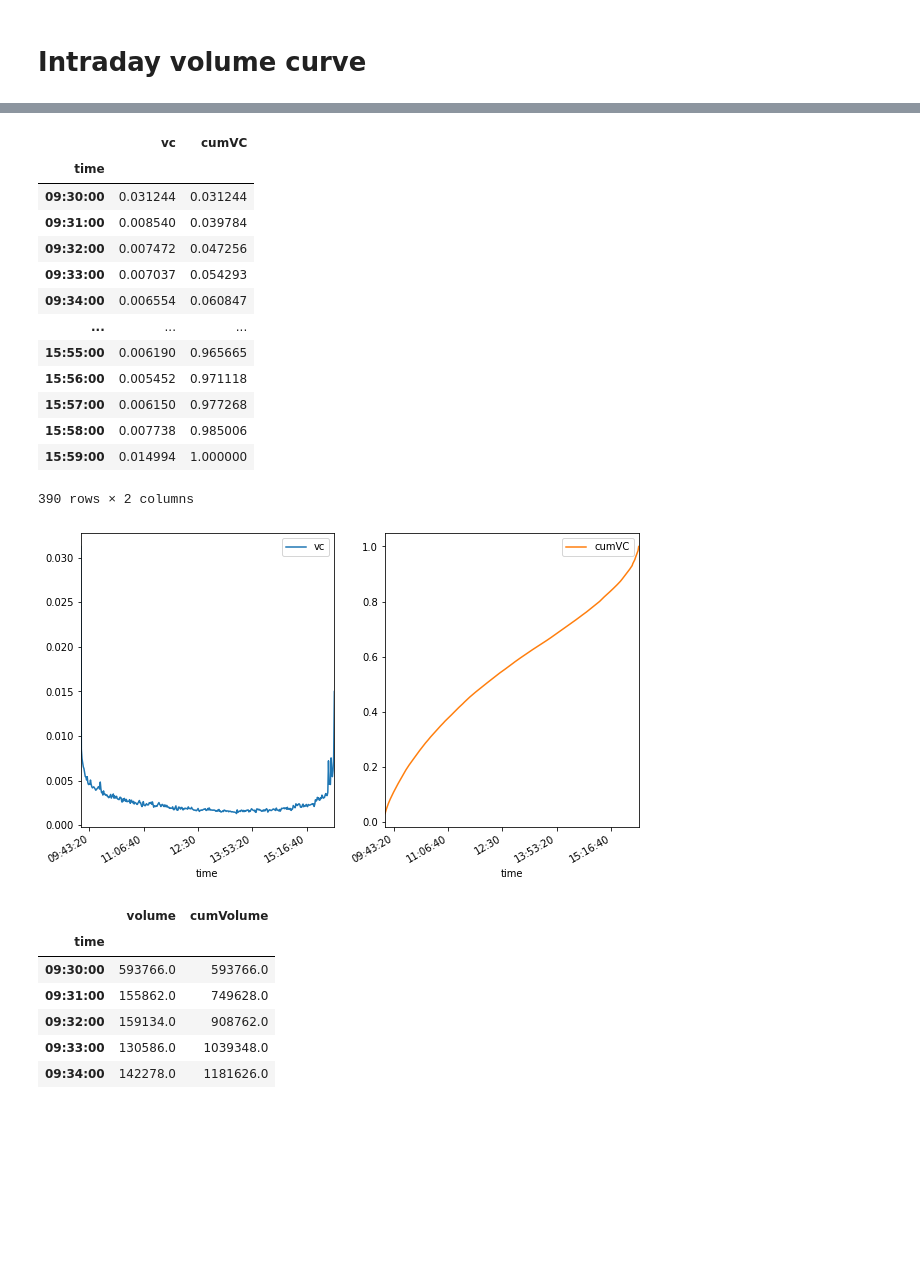
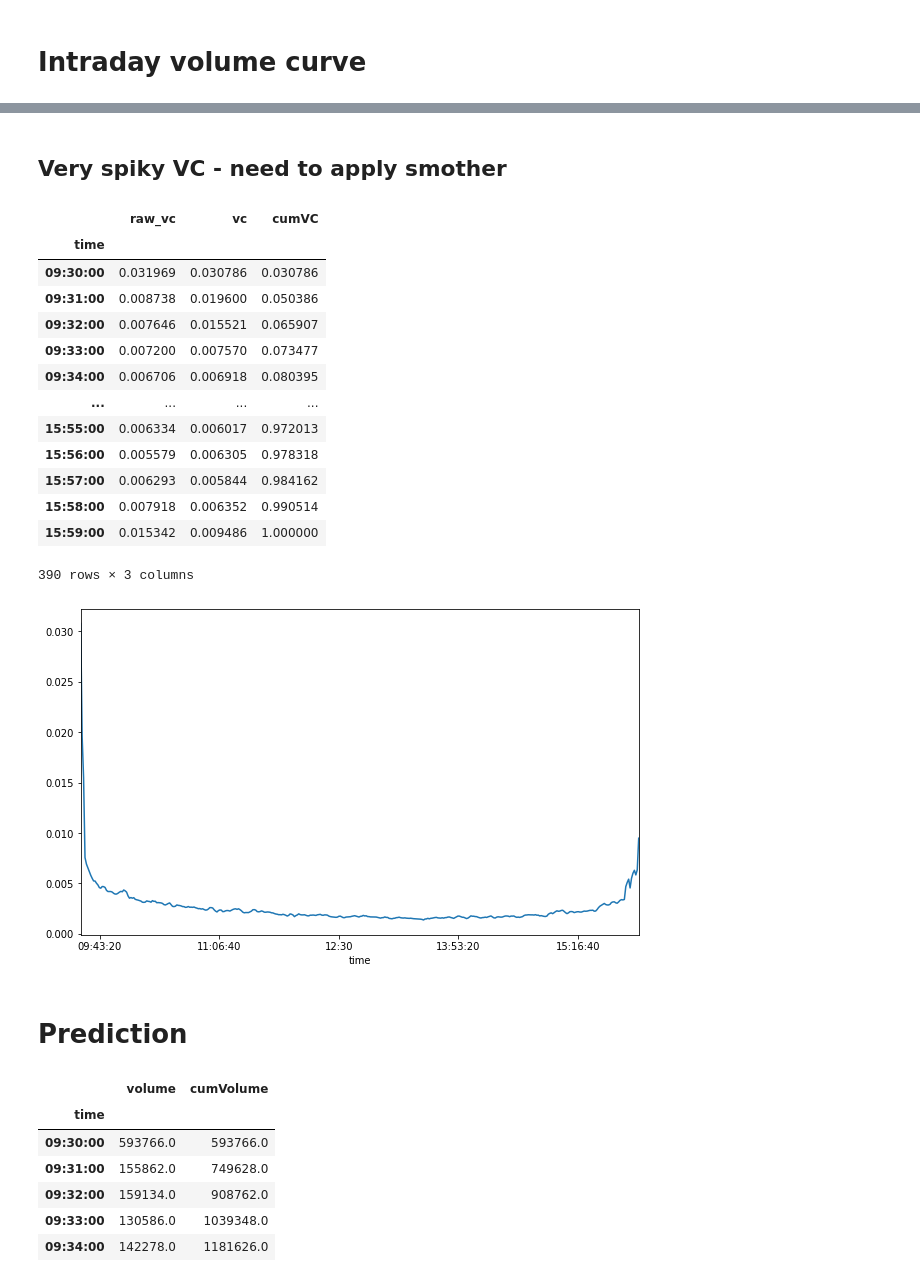
Before and after one commit to manirka/wqu-capstone-vol-prediction, a Jupyter notebook: predict research/Vol predict.ipynb, the cells around one changed output, grey strips where cells are left out. Cells and saved outputs as stored; diff of their text form; code cells hidden in the pictures; blank space fills up the shorter version.

```diff
--- a/predict research/Vol predict.ipynb
+++ b/predict research/Vol predict.ipynb
@@ -163,7 +164,7 @@ plt.show()
 # %% [markdown]
 # Intraday volume curve
 # %%
-intraday['vc'] = intraday.loc[:,['date','volume']].groupby('date').apply(lambda x: x / float(x.sum()))
+intraday['raw_vc'] = intraday.loc[:,['date','volume']].groupby('date').apply(lambda x: x / float(x.sum()))
 intraday['time'] = intraday.index.time
 intraday.tail()
 # %% [output]
@@ -175,0 +177,3 @@ intraday.tail()
+# %%
+VC = intraday.loc[:,['time','raw_vc']].groupby('time').mean() # average over many days
+VC
@@ -176,28 +200,32 @@ intraday.tail()
+# %% [markdown]
+## Very spiky VC - need to apply smother
 # %%
-VC = intraday.loc[:,['time','vc']].groupby('time').mean() # average over many days
+VC['vc'] = VC.raw_vc.rolling(3, min_periods=1).mean()
 VC.vc = VC.vc/VC.vc.sum() # normalize to 1
 VC['cumVC'] = VC.vc.cumsum()
 VC
 # %% [output]
-|  | vc | cumVC |
-| time |  |  |
-| 09:30:00 | 0.031244 | 0.031244 |
-| 09:31:00 | 0.008540 | 0.039784 |
-| 09:32:00 | 0.007472 | 0.047256 |
-| 09:33:00 | 0.007037 | 0.054293 |
-| 09:34:00 | 0.006554 | 0.060847 |
-| ... | ... | ... |
-| 15:55:00 | 0.006190 | 0.965665 |
-| 15:56:00 | 0.005452 | 0.971118 |
-| 15:57:00 | 0.006150 | 0.977268 |
-| 15:58:00 | 0.007738 | 0.985006 |
-| 15:59:00 | 0.014994 | 1.000000 |
+|  | raw_vc | vc | cumVC |
+| time |  |  |  |
+| 09:30:00 | 0.031969 | 0.030786 | 0.030786 |
+| 09:31:00 | 0.008738 | 0.019600 | 0.050386 |
+| 09:32:00 | 0.007646 | 0.015521 | 0.065907 |
+| 09:33:00 | 0.007200 | 0.007570 | 0.073477 |
+| 09:34:00 | 0.006706 | 0.006918 | 0.080395 |
+| ... | ... | ... | ... |
+| 15:55:00 | 0.006334 | 0.006017 | 0.972013 |
+| 15:56:00 | 0.005579 | 0.006305 | 0.978318 |
+| 15:57:00 | 0.006293 | 0.005844 | 0.984162 |
+| 15:58:00 | 0.007918 | 0.006352 | 0.990514 |
+| 15:59:00 | 0.015342 | 0.009486 | 1.000000 |
-390 rows × 2 columns
+390 rows × 3 columns
 # %%
-VC.plot(subplots=True, layout=(1,2))
+VC.vc.plot()
 plt.show()
 # %% [output]
-[figure, old version]
+[figure, new version]
+# %% [markdown]
+# Prediction
 # %%
 realized = intraday.where(intraday.date==intraday.date.max()).dropna().reset_index().loc[:,['time','volume']].set_index('time')
 realized["cumVolume"] = realized.volume.cumsum()
```
Also changed, not shown: parts of 25 cells of this notebook.
